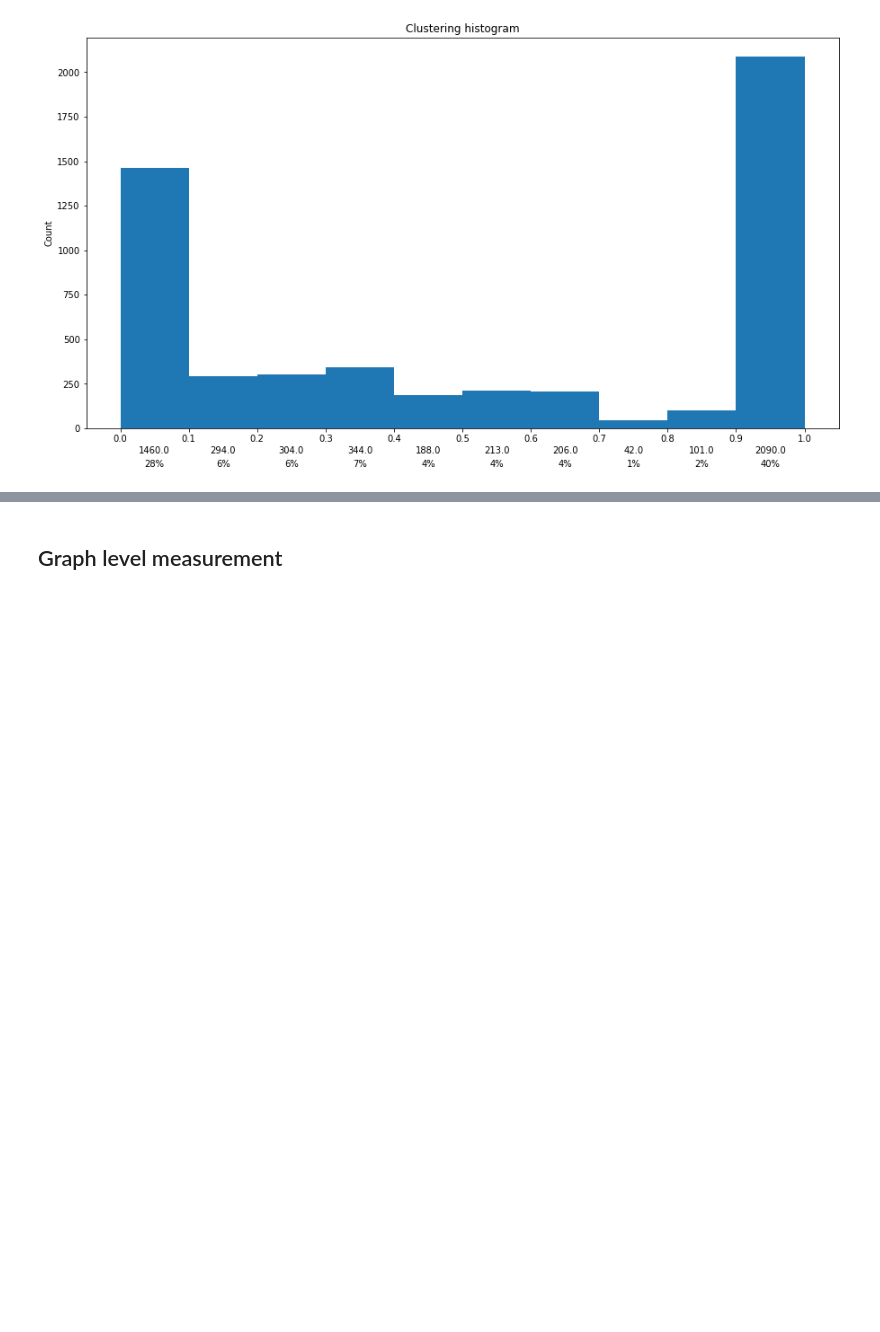
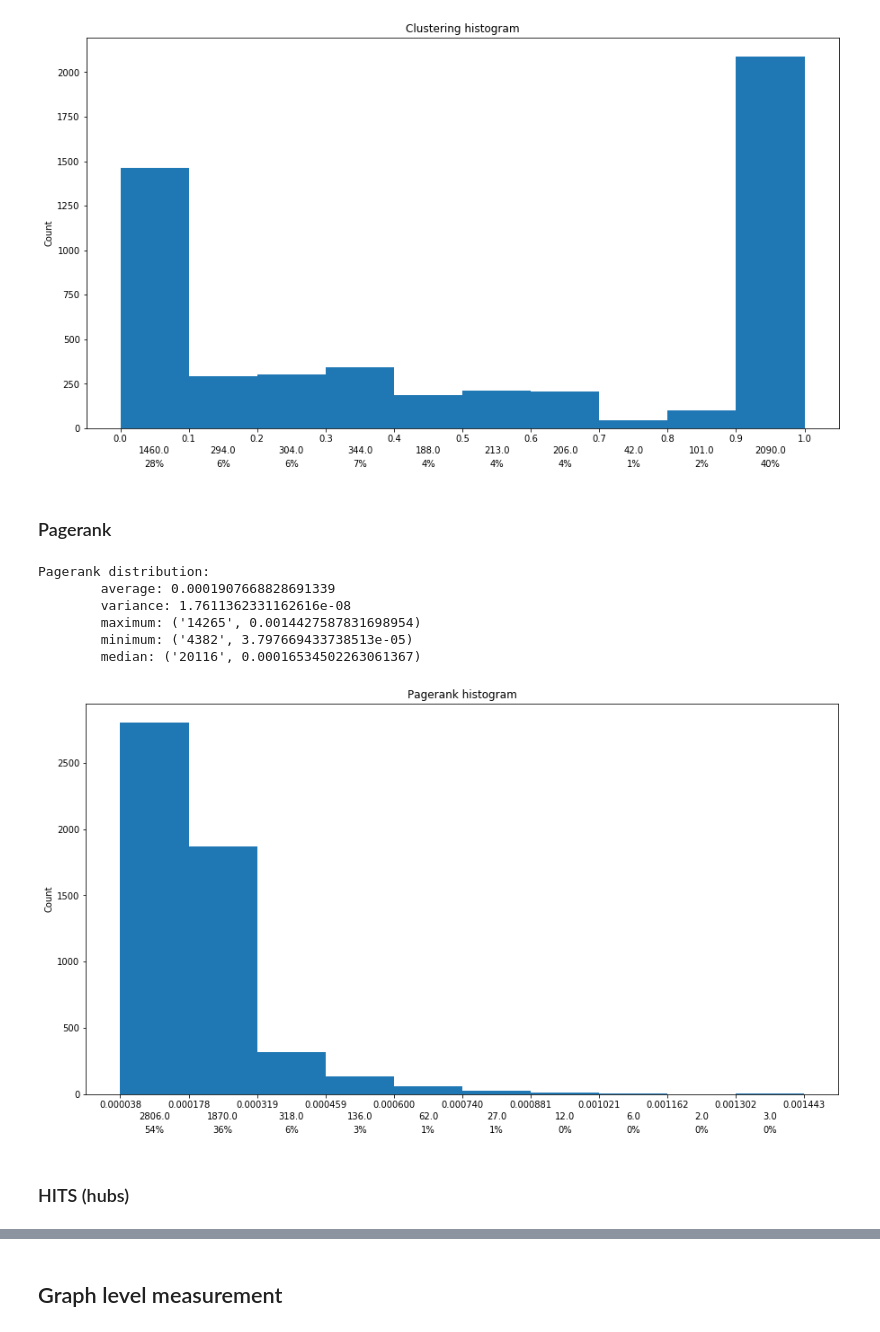
Before and after one commit to cantarinigiorgio/GraphAnalitycs, a Jupyter notebook: lab2/Second assignment.ipynb, the cells around one changed output, grey strips where cells are left out. Saved outputs shown, nothing was run; the diff lists cells and outputs as text; code cells hidden in the pictures; blank space fills up the shorter version.

Commit message:
added more measures (pagerank, clustering coeff, hits);

```diff
--- a/lab2/Second assignment.ipynb
+++ b/lab2/Second assignment.ipynb
@@ -61,10 +61,10 @@ class statistics:
                       self.maximum(),self.minimum(),self.median()))
 
     def barplot(self):
-        keys, cnt = zip(*collections.Counter(self.orderedValues).items())
+        deg, cnt = zip(*collections.Counter(self.orderedValues).items())
 
         plt.figure(figsize=(15,10))
-        plt.bar(keys, cnt, width=0.80, color='b')
+        plt.bar(deg, cnt, width=0.80, color='b')
         plt.title(self.measure+" barplot")
         plt.ylabel("Count")
         plt.xlabel(self.measure)
@@ -155,3 +155,21 @@ Clustering distribution:
         minimum: ('24372', 0)
         median: ('6971', 0.5)
 [figure]
+# %% [markdown]
+### Pagerank
+# %%
+pgrnk = nx.pagerank_numpy(G)
+# %%
+pagerank_stat = statistics(pgrnk, "Pagerank")
+pagerank_stat.print_info()
+pagerank_stat.histogram()
+# %% [output]
+Pagerank distribution:
+        average: 0.0001907668828691339
+        variance: 1.7611362331162616e-08
+        maximum: ('14265', 0.0014427587831698954)
+        minimum: ('4382', 3.797669433738513e-05)
+        median: ('20116', 0.00016534502263061367)
+[figure, added]
+# %% [markdown]
+### HITS (hubs)
```
Also changed, not shown: parts of 7 cells of this notebook, 1 other file.
